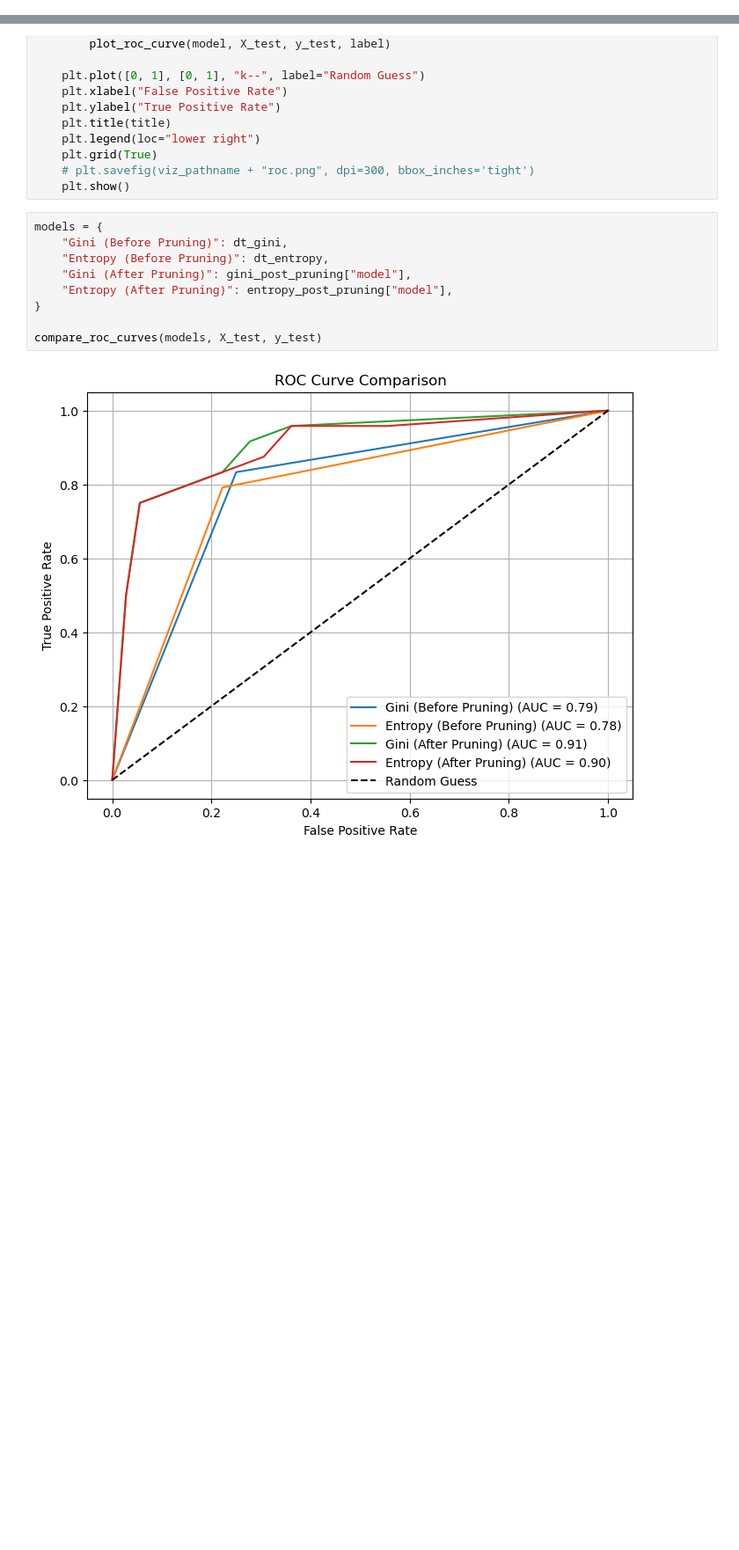
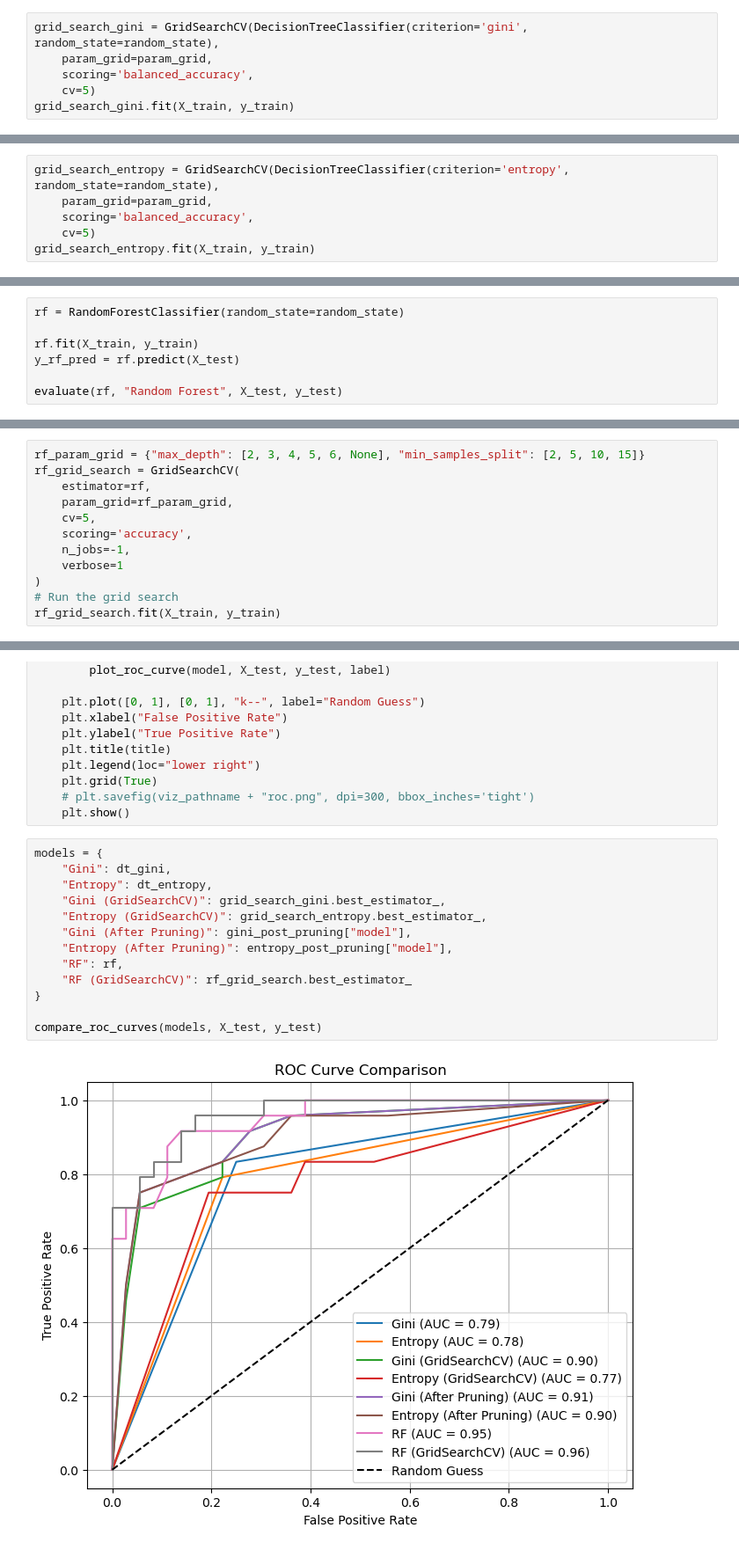
Before and after one commit to virakden/decision-tree-ranfor, a Jupyter notebook: decision-tree.ipynb, the cells around one changed output, grey strips where cells are left out. Shown at 88% size. Saved outputs shown, nothing was run; the diff lists cells and outputs as text; blank space fills up the shorter version.

```diff
--- a/decision-tree.ipynb
+++ b/decision-tree.ipynb
@@ -241,0 +295,6 @@ weighted avg       0.87      0.87      0.87        60
+# %%
+grid_search_gini = GridSearchCV(DecisionTreeClassifier(criterion='gini', random_state=random_state),
+    param_grid=param_grid,
+    scoring='balanced_accuracy',
+    cv=5)
+grid_search_gini.fit(X_train, y_train)
@@ -241,0 +335,6 @@ weighted avg       0.87      0.87      0.87        60
+# %%
+grid_search_entropy = GridSearchCV(DecisionTreeClassifier(criterion='entropy', random_state=random_state),
+    param_grid=param_grid,
+    scoring='balanced_accuracy',
+    cv=5)
+grid_search_entropy.fit(X_train, y_train)
@@ -307,0 +447,7 @@ weighted avg       0.87      0.87      0.86        60
+# %%
+rf = RandomForestClassifier(random_state=random_state)
+
+rf.fit(X_train, y_train)
+y_rf_pred = rf.predict(X_test)
+
+evaluate(rf, "Random Forest", X_test, y_test)
@@ -307,0 +485,12 @@ weighted avg       0.87      0.87      0.86        60
+# %%
+rf_param_grid = {"max_depth": [2, 3, 4, 5, 6, None], "min_samples_split": [2, 5, 10, 15]}
+rf_grid_search = GridSearchCV(
+    estimator=rf,
+    param_grid=rf_param_grid,
+    cv=5,
+    scoring='accuracy',
+    n_jobs=-1,
+    verbose=1
+)
+# Run the grid search
+rf_grid_search.fit(X_train, y_train)
@@ -328,12 +558,16 @@ def compare_roc_curves(models_dict, X_test, y_test, title="ROC Curve Comparison"
     plt.show()
 # %%
 models = {
-    "Gini (Before Pruning)": dt_gini,
-    "Entropy (Before Pruning)": dt_entropy,
+    "Gini": dt_gini,
+    "Entropy": dt_entropy,
+    "Gini (GridSearchCV)": grid_search_gini.best_estimator_,
+    "Entropy (GridSearchCV)": grid_search_entropy.best_estimator_,
     "Gini (After Pruning)": gini_post_pruning["model"],
     "Entropy (After Pruning)": entropy_post_pruning["model"],
+    "RF": rf,
+    "RF (GridSearchCV)": rf_grid_search.best_estimator_
 }
 
 compare_roc_curves(models, X_test, y_test)
 # %% [output]
-[figure, old version]
+[figure, new version]
```
Also changed, not shown: parts of 36 cells of this notebook, 21 other files.
